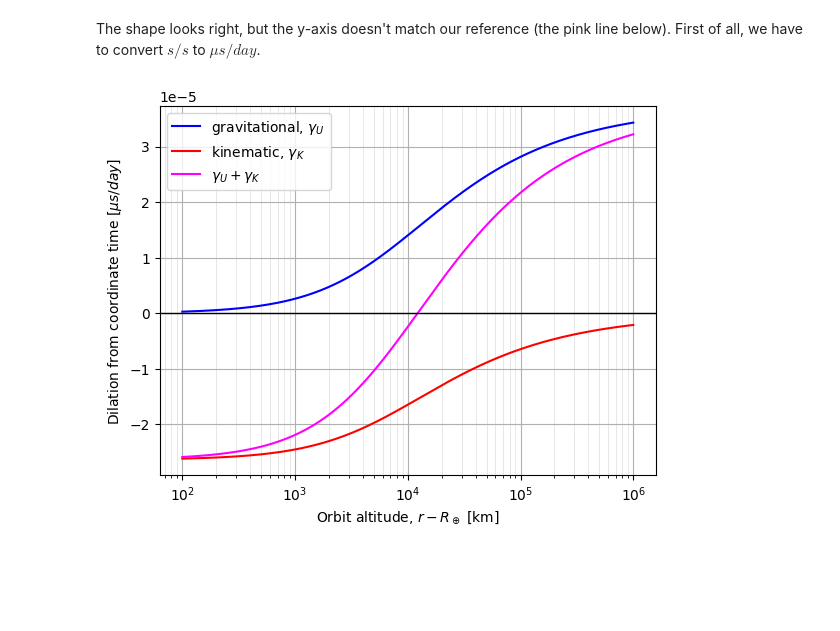
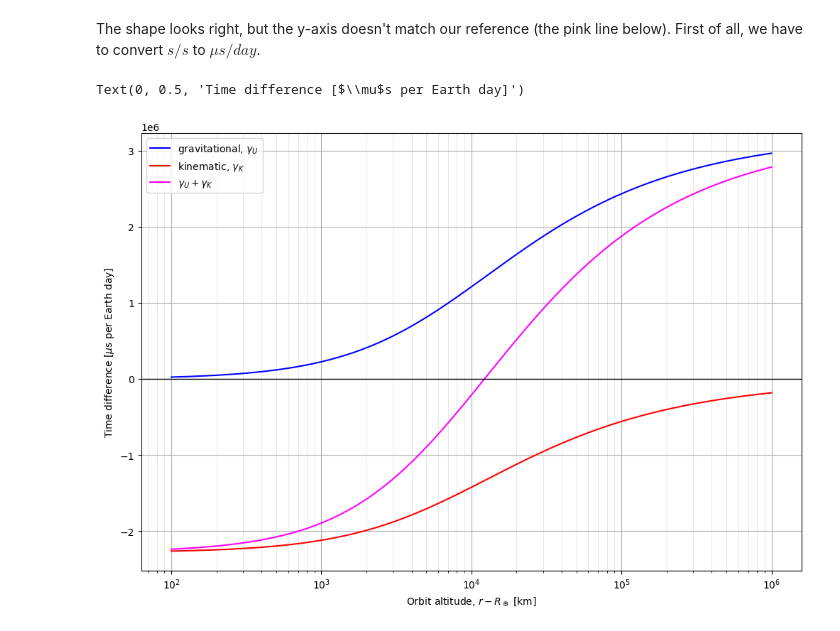
Before and after one commit to philiplinden/spacetime, a Jupyter notebook: learning/notebooks/time_dilation.ipynb, the cells around one changed output. Cells and saved outputs as stored; diff of their text form; code cells hidden in the pictures; blank space fills up the shorter version.

```diff
--- a/learning/notebooks/time_dilation.ipynb
+++ b/learning/notebooks/time_dilation.ipynb
@@ -345,7 +358,7 @@ def plot_dilation(altitudes, grav_dilation, kinematic_dilation, total_dilation=N
     plt.grid(which='minor', color='#DDDDDD', linewidth=0.5)
     plt.axhline(linewidth=1, color="k")
 # %%
-potential = GM_earth / r.to(u.m)
+potential = GM_earth / r
 circular_speed = np.sqrt(potential)
 
 grav_dilation = gravitational_time_dilation(potential)
@@ -578,11 +591,11 @@ precise_c_squared = to_precise(c_squared)
 for index in indices:
     r_i = r[index]
     v_e_squared = to_precise(2 * GM_earth / r_i)
-    escape_pct_c = (v_e_squared / c_squared)
+    escape_pct_c = (v_e_squared / precise_c_squared)
     gamma_u = (1 - escape_pct_c) ** 0.5
 
     v_squared = to_precise(GM_earth / r_i)
-    v_pct_c = (v_squared / c_squared)
+    v_pct_c = (v_squared / precise_c_squared)
     gamma_k = (1 - v_pct_c) ** 0.5
 
     by_hand = from_precise(gamma_u + gamma_k)
@@ -618,15 +630,17 @@ where:
 # %%
 ref_potential = GM_earth / earth_radius.to(u.m)
 precise_ref_potential = to_precise(ref_potential)
-ref_dilation = from_precise(gravitational_time_dilation(precise_ref_potential))
+ref_grav_dilation = from_precise(gravitational_time_dilation(precise_ref_potential))
 
-ref_speed = w_earth * earth_radius
+ref_speed = w_earth * earth_radius.to(u.m)
+precise_ref_speed = to_precise(ref_speed)
+ref_kine_dilation = 0 #from_precise(kinematic_time_dilation(precise_ref_speed))
 
 rel_grav_dilation = [
-    ref_dilation - from_precise(d) for d in precise_grav_dilation
+    ref_grav_dilation - from_precise(gamma_u) for gamma_u in precise_grav_dilation
 ]
 rel_kinematic_dilation = [
-    -1 * from_precise(kinematic_time_dilation(v)) for v in precise_circular_speed
+    ref_kine_dilation - from_precise(gamma_k) for gamma_k in precise_kinematic_dilation
 ]
 
 rel_total_dilation = np.sum([
@@ -641,4 +655,5 @@ plot_dilation(
     rel_kinematic_dilation,
     rel_total_dilation,
 )
+plt.ylabel(f"Time difference [s per Earth second]")
 # %% [output]
@@ -646,21 +662,27 @@ plot_dilation(
 # %% [markdown]
 The shape looks right, but the y-axis doesn't match our reference (the pink line below). First of all, we have to convert $s/s$ to $\mu s/day$.
+# %%
+def to_us_per_day(sec_per_sec):
+    us_per_sec = 1e6
+    sec_per_day = 86_400
+    return sec_per_sec * us_per_sec * sec_per_day
 # %%
-scaled_grav_dilation = [gamma.to(u.us / u.day) for gamma in rel_grav_dilation]
-scaled_kinematic_dilation = [gamma.to(u.us / u.day) for gamma in rel_kinematic_dilation]
+scaled_grav_dilation = [to_us_per_day(gamma) for gamma in rel_grav_dilation]
+scaled_kinematic_dilation = [to_us_per_day(gamma) for gamma in rel_kinematic_dilation]
 scaled_total_dilation = np.sum([
     scaled_grav_dilation,
     scaled_kinematic_dilation,
     ], axis=0
 )
 plot_dilation(
     altitudes,
     scaled_grav_dilation,
     scaled_kinematic_dilation,
     scaled_total_dilation,
-    yunit='$[\mu s / day]$'
 )
+plt.ylabel(f"Time difference [$\mu$s per Earth day]")
 # %% [output]
+Text(0, 0.5, 'Time difference [$\\mu$s per Earth day]')
-[figure, old version]
+[figure, new version]
 # %% [markdown]
 ![time dilation plot](./Time_Dilation_vs_Orbital_Height.png)
```
Also changed, not shown: parts of 14 cells of this notebook, 1 other file.
